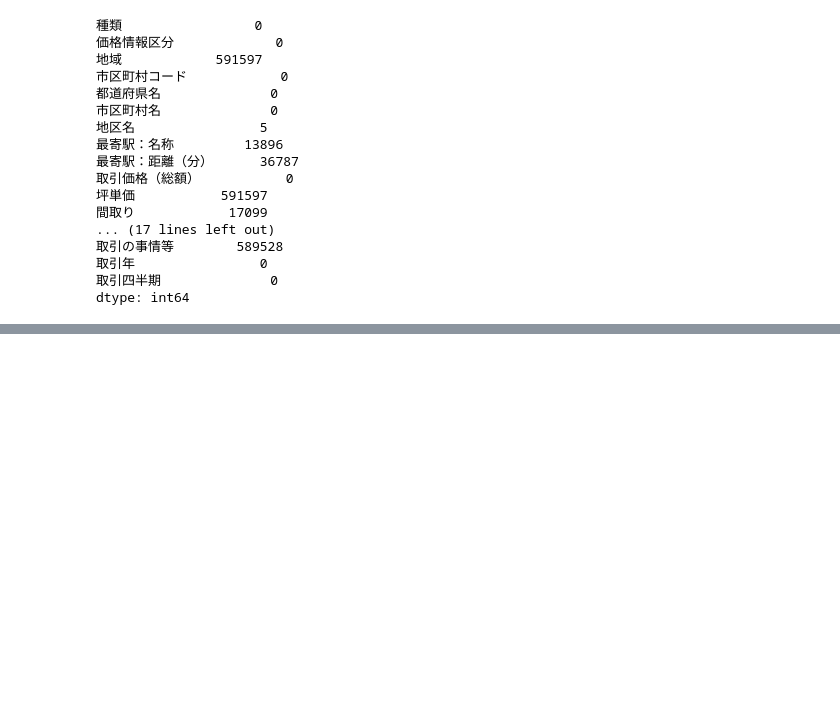
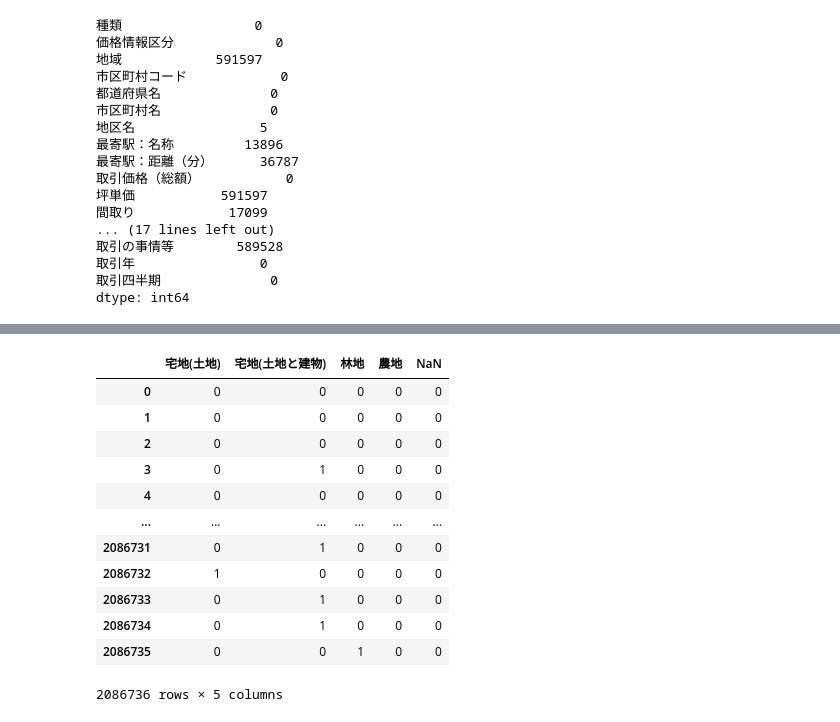
Before and after one commit to shun0109/colab, a Jupyter notebook: processing.ipynb, the cells around one changed output, grey strips where cells are left out. Saved outputs shown, nothing was run; the diff lists cells and outputs as text; code cells hidden in the pictures; blank space fills up the shorter version.

```diff
--- a/processing.ipynb
+++ b/processing.ipynb
@@ -394,0 +452,3 @@ df.to_csv('deals.csv',index=False)
+# %%
+df['戦前flg']=np.where(df['建築年']<=1945, 1,0)
+df.戦前flg
@@ -394,0 +470,16 @@ df.to_csv('deals.csv',index=False)
+# %%
+pd.get_dummies(df.種類,drop_first=True,dummy_na=True,dtype=int)
+# %% [output]
+|  | 宅地(土地) | 宅地(土地と建物) | 林地 | 農地 | NaN |
+| 0 | 0 | 0 | 0 | 0 | 0 |
+| 1 | 0 | 0 | 0 | 0 | 0 |
+| 2 | 0 | 0 | 0 | 0 | 0 |
+| 3 | 0 | 1 | 0 | 0 | 0 |
+| 4 | 0 | 0 | 0 | 0 | 0 |
+| ... | ... | ... | ... | ... | ... |
+| 2086731 | 0 | 1 | 0 | 0 | 0 |
+| 2086732 | 1 | 0 | 0 | 0 | 0 |
+| 2086733 | 0 | 1 | 0 | 0 | 0 |
+| 2086734 | 0 | 1 | 0 | 0 | 0 |
+| 2086735 | 0 | 0 | 1 | 0 | 0 |
+2086736 rows × 5 columns
```
Also changed, not shown: parts of 20 cells of this notebook.
